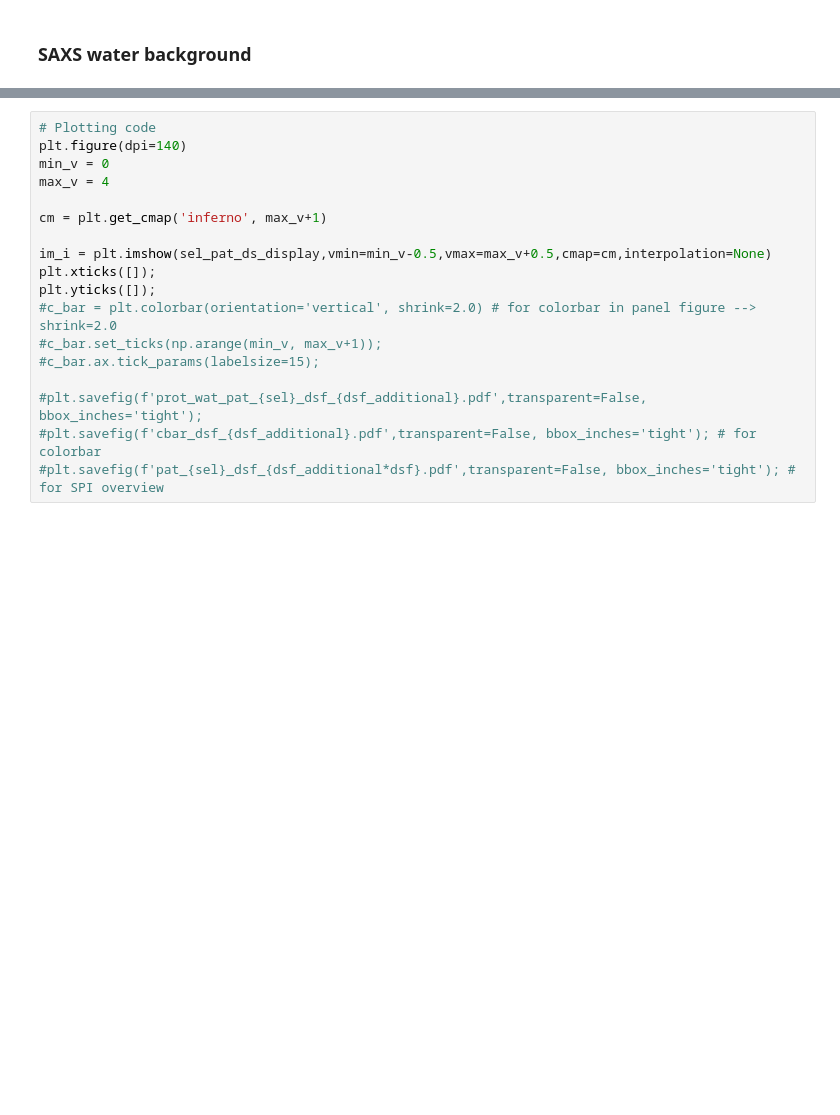
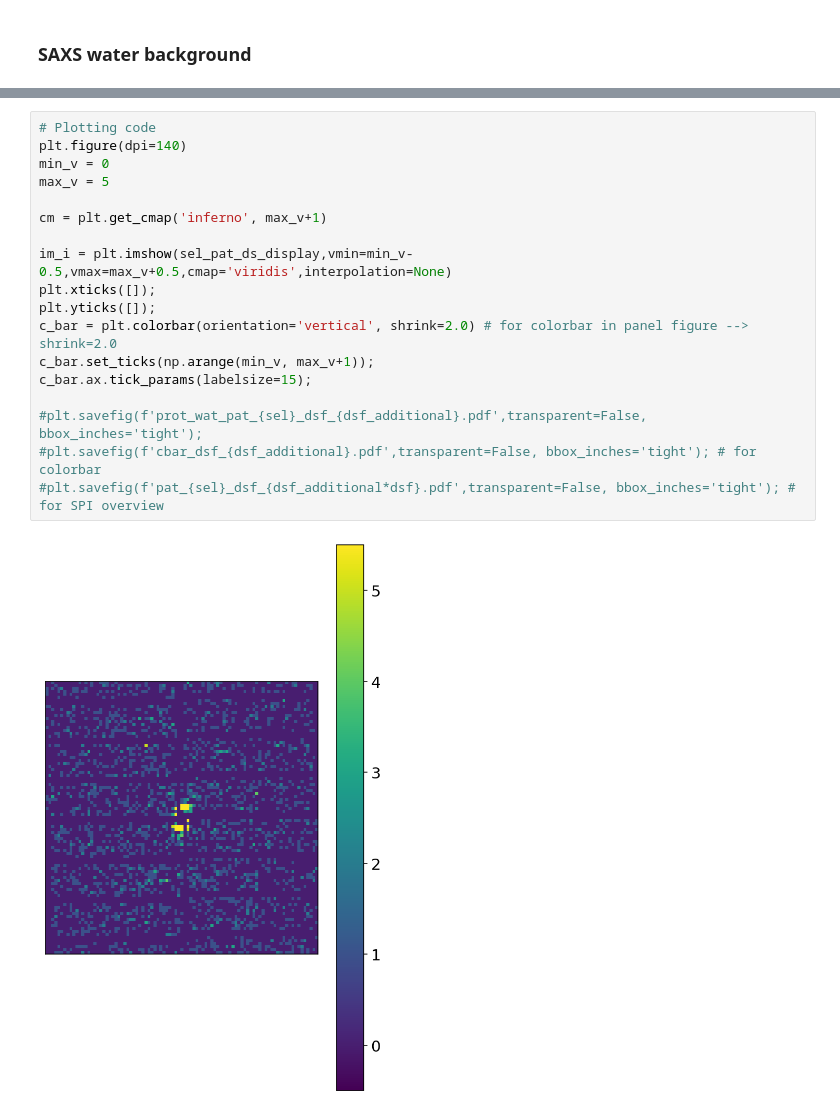
Before and after one commit to FXIhub/water_spi_simulation, a Jupyter notebook: 2D_protein_water_sim.ipynb, the cells around one changed output, grey strips where cells are left out. Cells and saved outputs as stored; diff of their text form; blank space fills up the shorter version.

Commit message:
Added figures used for current version manuscript.

```diff
--- a/2D_protein_water_sim.ipynb
+++ b/2D_protein_water_sim.ipynb
@@ -382,18 +420,20 @@ plt.colorbar();
 # %%
 # Plotting code
 plt.figure(dpi=140)
 min_v = 0
-max_v = 4
+max_v = 5
 
 cm = plt.get_cmap('inferno', max_v+1)
 
-im_i = plt.imshow(sel_pat_ds_display,vmin=min_v-0.5,vmax=max_v+0.5,cmap=cm,interpolation=None)
+im_i = plt.imshow(sel_pat_ds_display,vmin=min_v-0.5,vmax=max_v+0.5,cmap='viridis',interpolation=None)
 plt.xticks([]);
 plt.yticks([]);
-#c_bar = plt.colorbar(orientation='vertical', shrink=2.0) # for colorbar in panel figure --> shrink=2.0
-#c_bar.set_ticks(np.arange(min_v, max_v+1));
-#c_bar.ax.tick_params(labelsize=15);
+c_bar = plt.colorbar(orientation='vertical', shrink=2.0) # for colorbar in panel figure --> shrink=2.0
+c_bar.set_ticks(np.arange(min_v, max_v+1));
+c_bar.ax.tick_params(labelsize=15);
 
 #plt.savefig(f'prot_wat_pat_{sel}_dsf_{dsf_additional}.pdf',transparent=False, bbox_inches='tight');
 #plt.savefig(f'cbar_dsf_{dsf_additional}.pdf',transparent=False, bbox_inches='tight'); # for colorbar
 #plt.savefig(f'pat_{sel}_dsf_{dsf_additional*dsf}.pdf',transparent=False, bbox_inches='tight'); # for SPI overview
+# %% [output]
+[figure, added]
```
Also changed, not shown: parts of 7 cells of this notebook, 11 other files.
